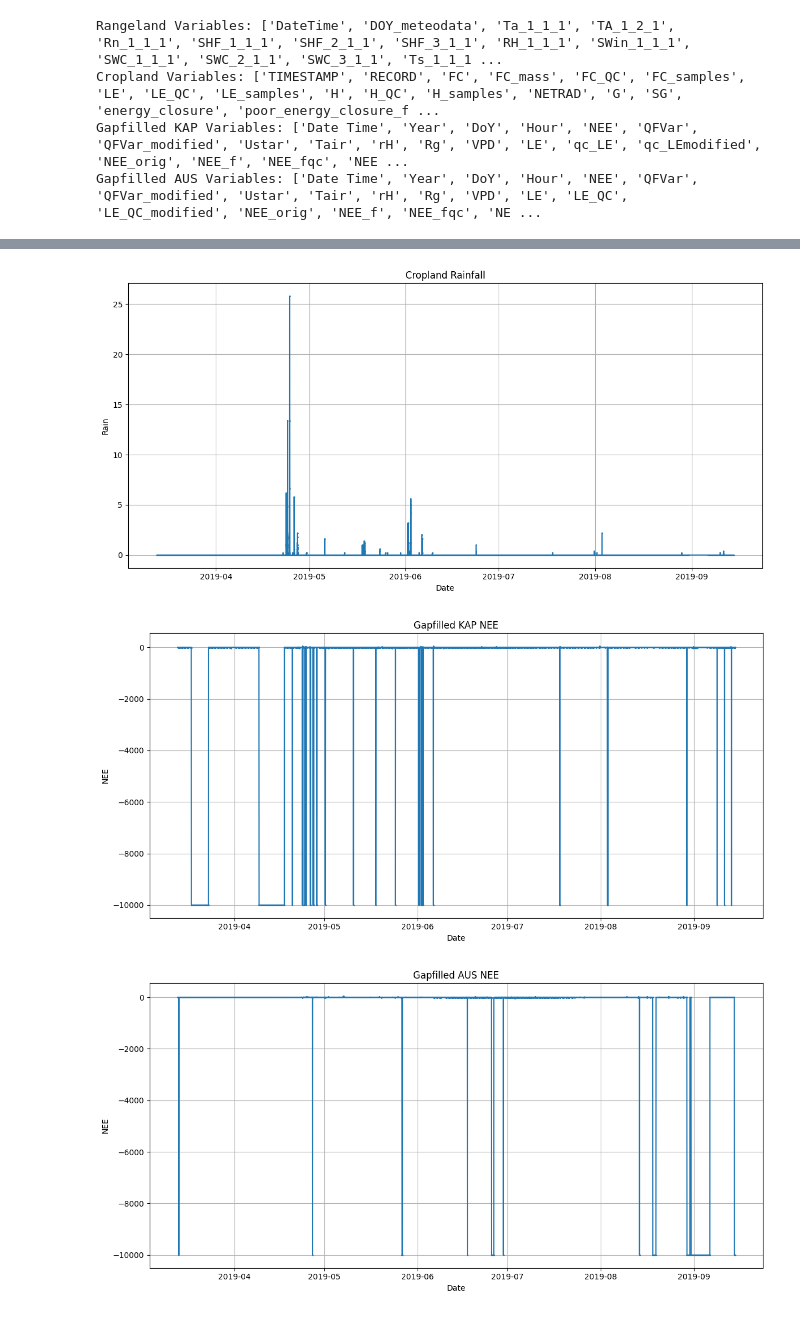
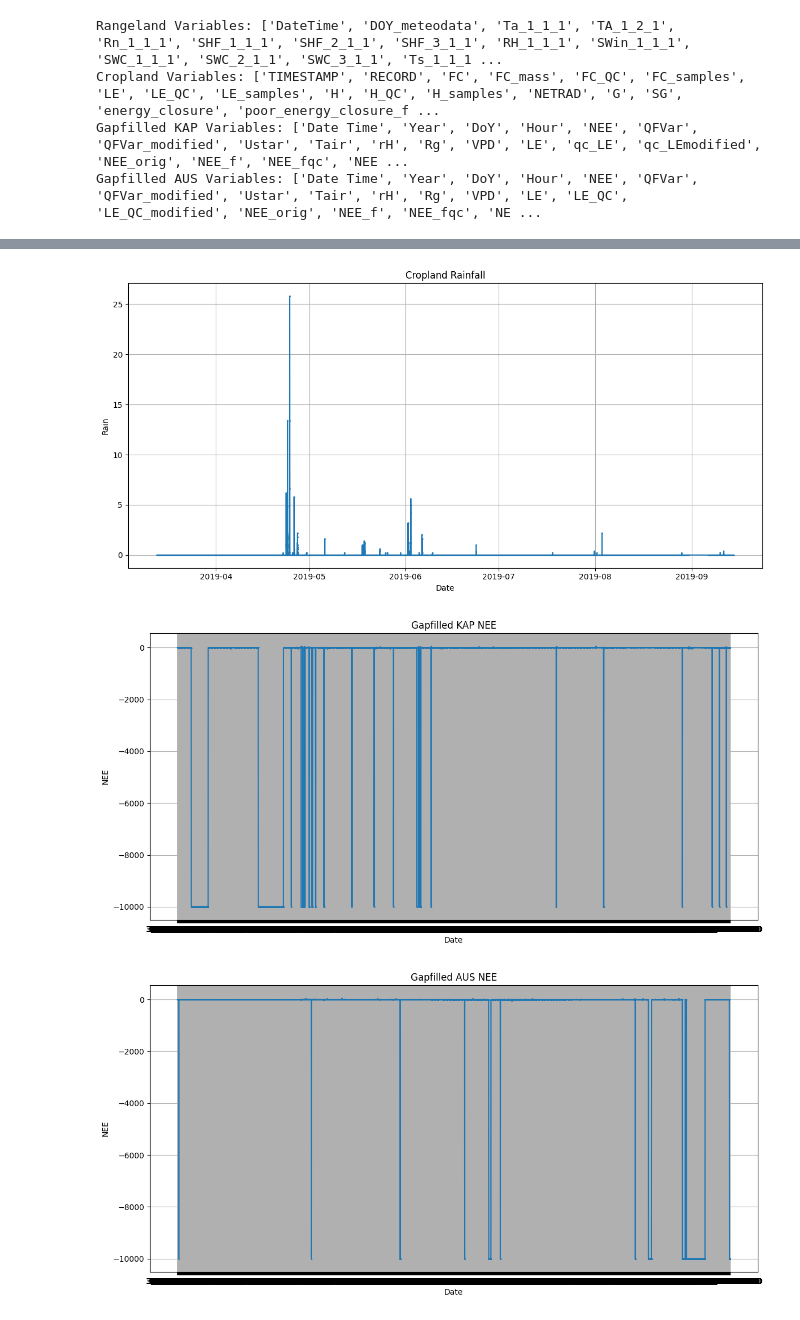
Before and after one commit to fluxpath/Python_Kapiti_Project, a Jupyter notebook: biomet_analysis.ipynb, the cells around one changed output, grey strips where cells are left out. Saved outputs shown, nothing was run; the diff lists cells and outputs as text; code cells hidden in the pictures.

```diff
--- a/biomet_analysis.ipynb
+++ b/biomet_analysis.ipynb
@@ -136,10 +136,10 @@ def plot_variable(df, time_col, variable, title=None, remove_values=[-9999, -999
 # %%
 plot_variable(rangeland_data, 'DateTime', 'TA_1_2_1', title="Rangeland Air Temperature")
 plot_variable(cropland_data, 'TIMESTAMP', 'Rain', title="Cropland Rainfall")
-plot_variable(gapfill_kap, 'Date Time', 'NEE', title="Gapfilled KAP NEE")
-plot_variable(gapfill_aus, 'Date Time', 'NEE', title="Gapfilled AUS NEE")
+plot_variable(gapfill_kap_clean, 'Date Time', 'NEE', title="Gapfilled KAP NEE")
+plot_variable(gapfill_aus_clean, 'Date Time', 'NEE', title="Gapfilled AUS NEE")
 # %% [output]
 [figure]
 [figure]
-[figure, old version]
+[figure, new version]
-[figure, old version]
+[figure, new version]
```
Also changed, not shown: 1 other file.
